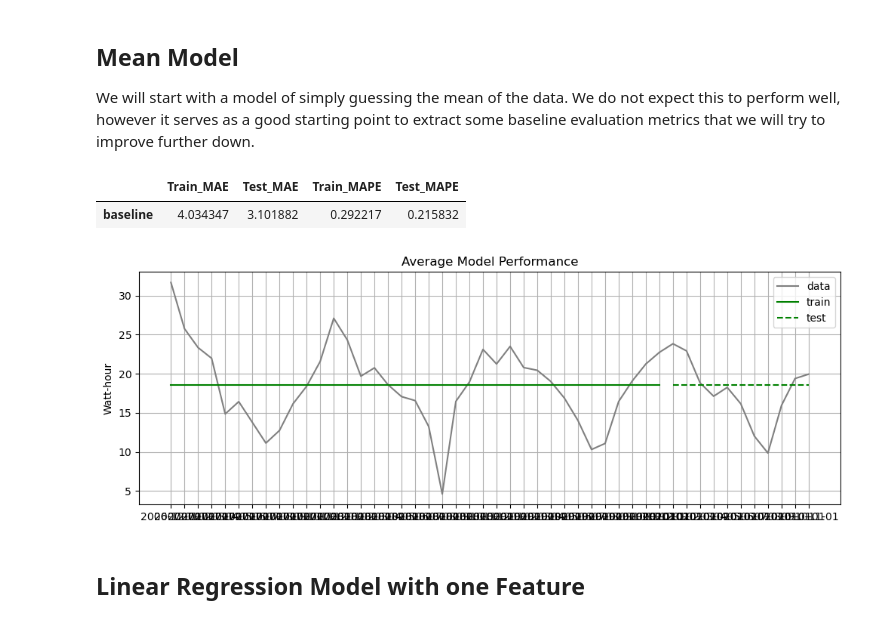
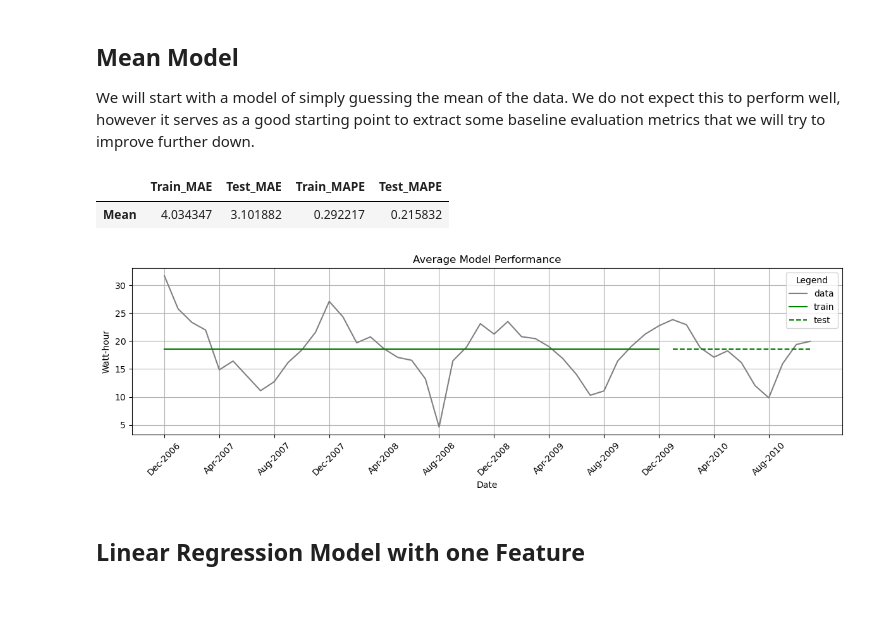
Before and after one commit to anishk18/BrainStation_CapstoneProject, a Jupyter notebook: notebooks/04-modelling_Sprint 2.ipynb, the cells around one changed output. Drawn from its saved outputs; the diff is of its cells as text; code cells hidden in the pictures.

Commit message:
Updating plots and notebook for modelling

```diff
--- a/notebooks/04-modelling_Sprint 2.ipynb
+++ b/notebooks/04-modelling_Sprint 2.ipynb
@@ -214,26 +210,26 @@ mean_pred_test = np.full((test_size, 1), train_mean)  # always use train data fo
 train_mask = ~y_train.isna()
 test_mask = ~y_test.isna()
 
-summary_df.loc['baseline'] = [
+summary_df.loc['Mean'] = [
     mean_absolute_error(
         y_train[train_mask],
-        mean_pred_train[train_mask]
+        mean_pred_train.flatten()[train_mask.values]
     ),
     mean_absolute_error(
         y_test[test_mask],
-        mean_pred_test[test_mask]
+        mean_pred_test.flatten()[test_mask.values]
     ),
     mean_absolute_percentage_error(
         y_train[train_mask],
-        mean_pred_train[train_mask]
+        mean_pred_train.flatten()[train_mask.values]
     ),
     mean_absolute_percentage_error(
         y_test[test_mask],
-        mean_pred_test[test_mask]
+        mean_pred_test.flatten()[test_mask.values]
     )
 ]
 
 summary_df
 # %% [output]
 |  | Train_MAE | Test_MAE | Train_MAPE | Test_MAPE |
-| baseline | 4.034347 | 3.101882 | 0.292217 | 0.215832 |
+| Mean | 4.034347 | 3.101882 | 0.292217 | 0.215832 |
@@ -240,21 +287,30 @@ summary_df
 # %%
-# Plot
-
 plt.figure()
 
 # Original time series
-plt.plot(power_df_monthly['Energy Consumed by Household (Watt-hour)'], color='grey', label="data")
+plt.plot(power_df_monthly.index, power_df_monthly['Energy Consumed by Household (Watt-hour)'], color='grey', label='data')
 
-# Train and Test predictions
-plt.plot(dates_train, mean_pred_train, color='green', label="train")
-plt.plot(dates_test, mean_pred_test, color='green', ls="--", label="test")
+# Train predictions
+plt.plot(dates_train, mean_pred_train.flatten(), color='green', label='train')
 
-plt.ylabel("Watt-hour")
-plt.title(f"Average Model Performance")
-plt.legend()
+# Test predictions
+plt.plot(dates_test, mean_pred_test.flatten(), color='green', linestyle='--', label='test')
+
+plt.title('Average Model Performance')
+plt.ylabel('Watt-hour')
+plt.xlabel('Date')
+plt.legend(title='Legend')
+
+# Format x-axis as month-year and reduce number of ticks
+locs = plt.gca().get_xticks()
+labels = pd.to_datetime(power_df_monthly.index).strftime('%b-%Y')
+step = max(1, len(labels) // 10)
+plt.xticks(ticks=range(0, len(labels), step), labels=labels[::step], rotation=45)
+
+plt.tight_layout()
 plt.show()
 # %% [output]
-[figure, old version]
+[figure, new version]
 # %% [markdown]
 ## Linear Regression Model with one Feature
 # %%
```
Also changed, not shown: parts of 77 cells of this notebook.
